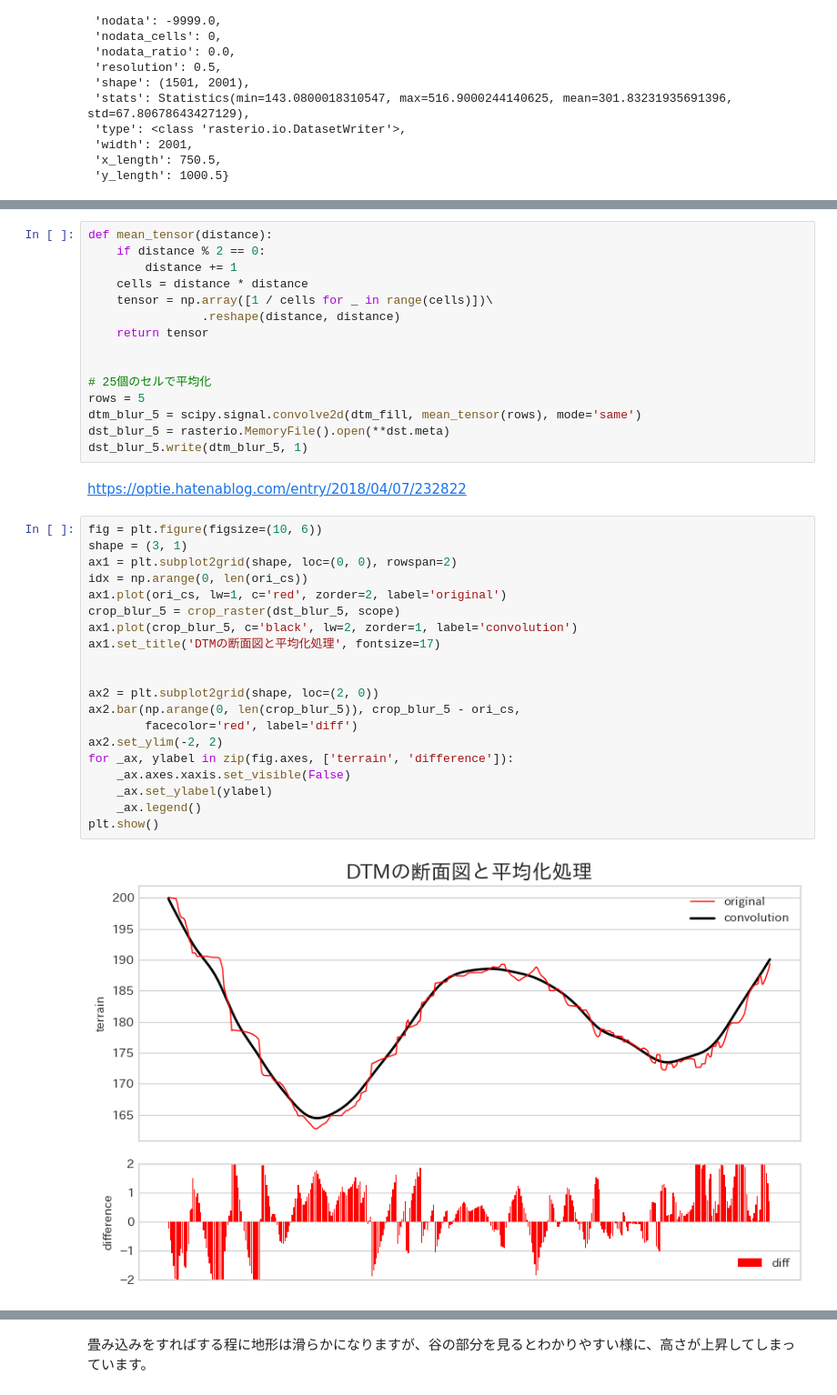
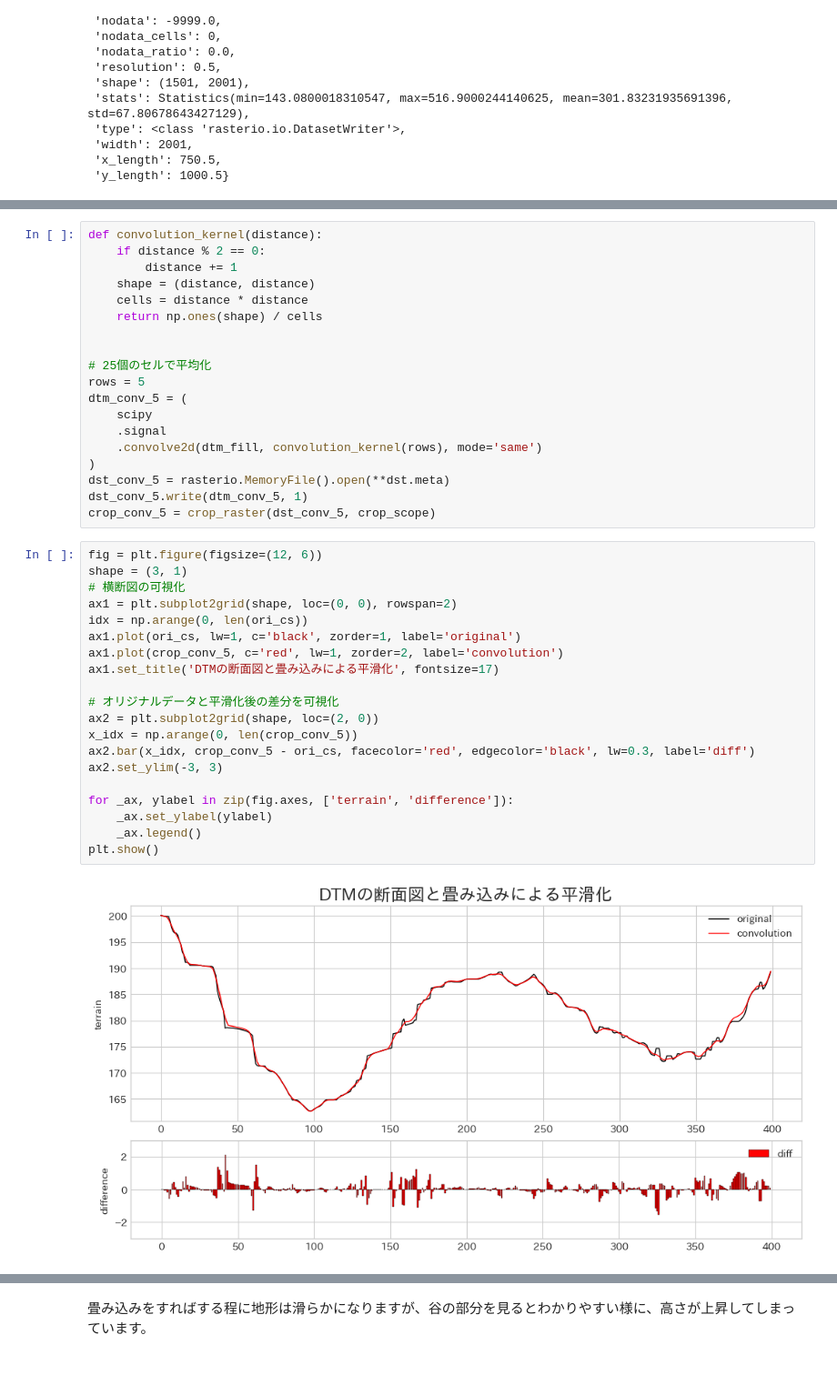
Before and after one commit to shingo405nagano/WriteZenn, a Jupyter notebook: notebooks/unfinished.ipynb, the cells around one changed output, grey strips where cells are left out. Shown at 91% size. Saved outputs shown, nothing was run; the diff lists cells and outputs as text; blank space fills up the shorter version.

```diff
--- a/notebooks/unfinished.ipynb
+++ b/notebooks/unfinished.ipynb
@@ -315,39 +322,41 @@ ax2.set_title('断面図', fontsize=16);
 # %%
-def mean_tensor(distance):
+def convolution_kernel(distance):
     if distance % 2 == 0:
         distance += 1
+    shape = (distance, distance)
     cells = distance * distance
-    tensor = np.array([1 / cells for _ in range(cells)])\
-                .reshape(distance, distance)
-    return tensor
+    return np.ones(shape) / cells
 
 
 # 25個のセルで平均化
 rows = 5
-dtm_blur_5 = scipy.signal.convolve2d(dtm_fill, mean_tensor(rows), mode='same')
-dst_blur_5 = rasterio.MemoryFile().open(**dst.meta)
-dst_blur_5.write(dtm_blur_5, 1)
+dtm_conv_5 = (
+    scipy
+    .signal
+    .convolve2d(dtm_fill, convolution_kernel(rows), mode='same')
+)
+dst_conv_5 = rasterio.MemoryFile().open(**dst.meta)
+dst_conv_5.write(dtm_conv_5, 1)
+crop_conv_5 = crop_raster(dst_conv_5, crop_scope)
-# %% [markdown]
-https://optie.hatenablog.com/entry/2018/04/07/232822
 # %%
-fig = plt.figure(figsize=(10, 6))
+fig = plt.figure(figsize=(12, 6))
 shape = (3, 1)
+# 横断図の可視化
 ax1 = plt.subplot2grid(shape, loc=(0, 0), rowspan=2)
 idx = np.arange(0, len(ori_cs))
-ax1.plot(ori_cs, lw=1, c='red', zorder=2, label='original')
-crop_blur_5 = crop_raster(dst_blur_5, scope)
-ax1.plot(crop_blur_5, c='black', lw=2, zorder=1, label='convolution')
-ax1.set_title('DTMの断面図と平均化処理', fontsize=17)
+ax1.plot(ori_cs, lw=1, c='black', zorder=1, label='original')
+ax1.plot(crop_conv_5, c='red', lw=1, zorder=2, label='convolution')
+ax1.set_title('DTMの断面図と畳み込みによる平滑化', fontsize=17)
 
+# オリジナルデータと平滑化後の差分を可視化
+ax2 = plt.subplot2grid(shape, loc=(2, 0))
+x_idx = np.arange(0, len(crop_conv_5))
+ax2.bar(x_idx, crop_conv_5 - ori_cs, facecolor='red', edgecolor='black', lw=0.3, label='diff')
+ax2.set_ylim(-3, 3)
 
-ax2 = plt.subplot2grid(shape, loc=(2, 0))
-ax2.bar(np.arange(0, len(crop_blur_5)), crop_blur_5 - ori_cs,
-        facecolor='red', label='diff')
-ax2.set_ylim(-2, 2)
 for _ax, ylabel in zip(fig.axes, ['terrain', 'difference']):
-    _ax.axes.xaxis.set_visible(False)
     _ax.set_ylabel(ylabel)
     _ax.legend()
 plt.show()
 # %% [output]
-[figure, old version]
+[figure, new version]
```
Also changed, not shown: parts of 18 cells of this notebook.
